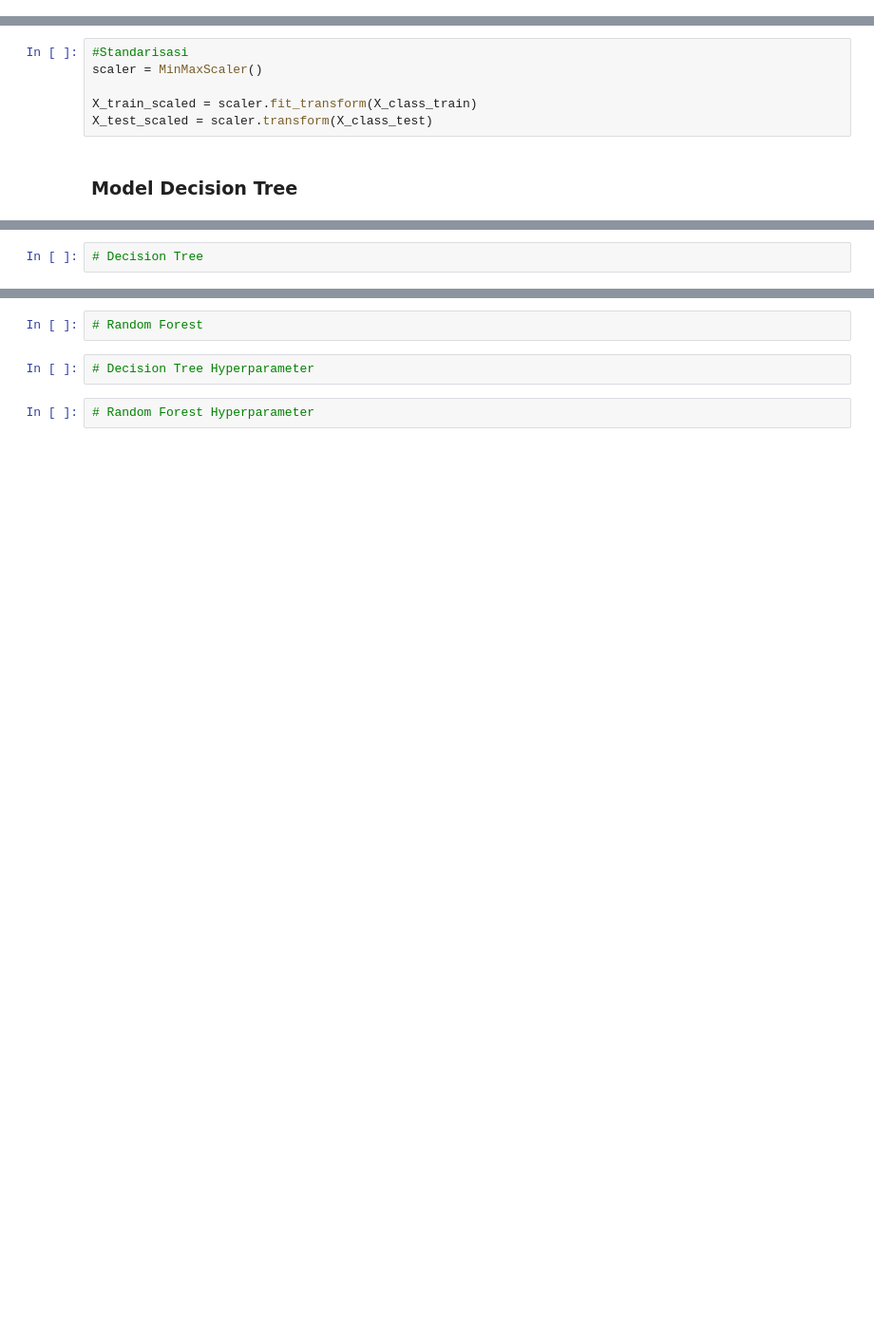
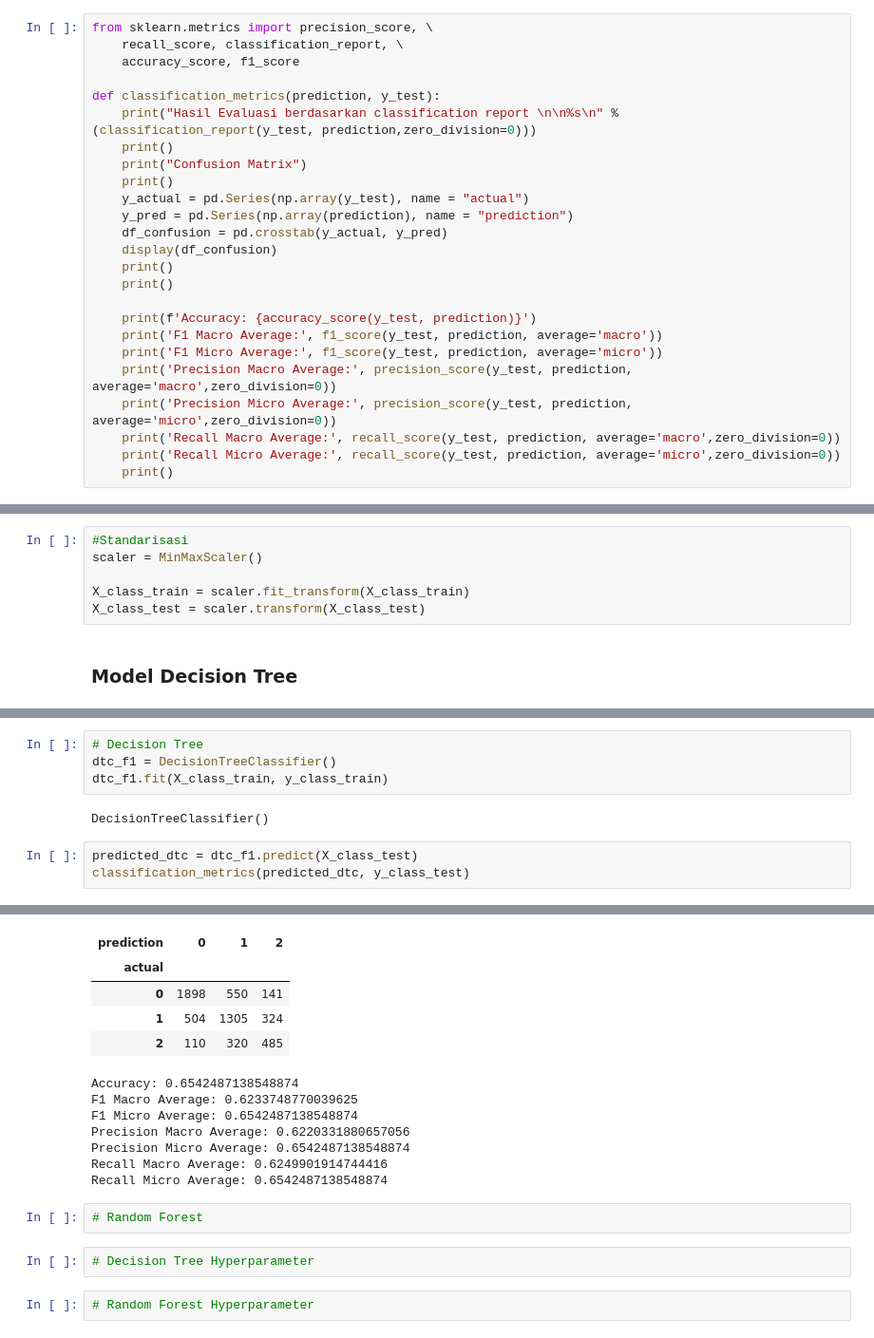
Before and after one commit to F1-biasa-aja/F1-kasdd, a Jupyter notebook: F1 Biasa Aja.ipynb, the cells around one changed output, grey strips where cells are left out. Shown at 95% size. Cells and saved outputs as stored; diff of their text form; blank space fills up the shorter version.

```diff
--- a/F1 Biasa Aja.ipynb
+++ b/F1 Biasa Aja.ipynb
@@ -495,4 +544,29 @@ f1_data
 # **KLASIFIKASI**
 # %% [markdown]
 Klasifikasi digunakan untuk membuat model dengan target `Pos_cat`
+# %%
+from sklearn.metrics import precision_score, \
+    recall_score, classification_report, \
+    accuracy_score, f1_score
+
+def classification_metrics(prediction, y_test):
+    print("Hasil Evaluasi berdasarkan classification report \n\n%s\n" % (classification_report(y_test, prediction,zero_division=0)))
+    print()
+    print("Confusion Matrix")
+    print()
+    y_actual = pd.Series(np.array(y_test), name = "actual")
+    y_pred = pd.Series(np.array(prediction), name = "prediction")
+    df_confusion = pd.crosstab(y_actual, y_pred)
+    display(df_confusion)
+    print()
+    print()
+
+    print(f'Accuracy: {accuracy_score(y_test, prediction)}')
+    print('F1 Macro Average:', f1_score(y_test, prediction, average='macro'))
+    print('F1 Micro Average:', f1_score(y_test, prediction, average='micro'))
+    print('Precision Macro Average:', precision_score(y_test, prediction, average='macro',zero_division=0))
+    print('Precision Micro Average:', precision_score(y_test, prediction, average='micro',zero_division=0))
+    print('Recall Macro Average:', recall_score(y_test, prediction, average='macro',zero_division=0))
+    print('Recall Micro Average:', recall_score(y_test, prediction, average='micro',zero_division=0))
+    print()
 # %%
@@ -520,7 +594,7 @@ X_class_train, X_class_test, y_class_train, y_class_test = train_test_split(X_cl
 #Standarisasi
 scaler = MinMaxScaler()
 
-X_train_scaled = scaler.fit_transform(X_class_train)
-X_test_scaled = scaler.transform(X_class_test)
+X_class_train = scaler.fit_transform(X_class_train)
+X_class_test = scaler.transform(X_class_test)
 # %% [markdown]
 ### Model Decision Tree
@@ -527,2 +603,10 @@ X_test_scaled = scaler.transform(X_class_test)
 # %%
 # Decision Tree
+dtc_f1 = DecisionTreeClassifier()
+dtc_f1.fit(X_class_train, y_class_train)
+# %% [output]
+DecisionTreeClassifier()
+# %%
+predicted_dtc = dtc_f1.predict(X_class_test)
+classification_metrics(predicted_dtc, y_class_test)
+# %% [output]
@@ -529,3 +628,15 @@ X_test_scaled = scaler.transform(X_class_test)
+| prediction | 0 | 1 | 2 |
+| actual |  |  |  |
+| 0 | 1898 | 550 | 141 |
+| 1 | 504 | 1305 | 324 |
+| 2 | 110 | 320 | 485 |
+Accuracy: 0.6542487138548874
+F1 Macro Average: 0.6233748770039625
+F1 Micro Average: 0.6542487138548874
+Precision Macro Average: 0.6220331880657056
+Precision Micro Average: 0.6542487138548874
+Recall Macro Average: 0.6249901914744416
+Recall Micro Average: 0.6542487138548874
 # %%
 # Random Forest
 # %%
```
Also changed, not shown: parts of 19 cells of this notebook.
